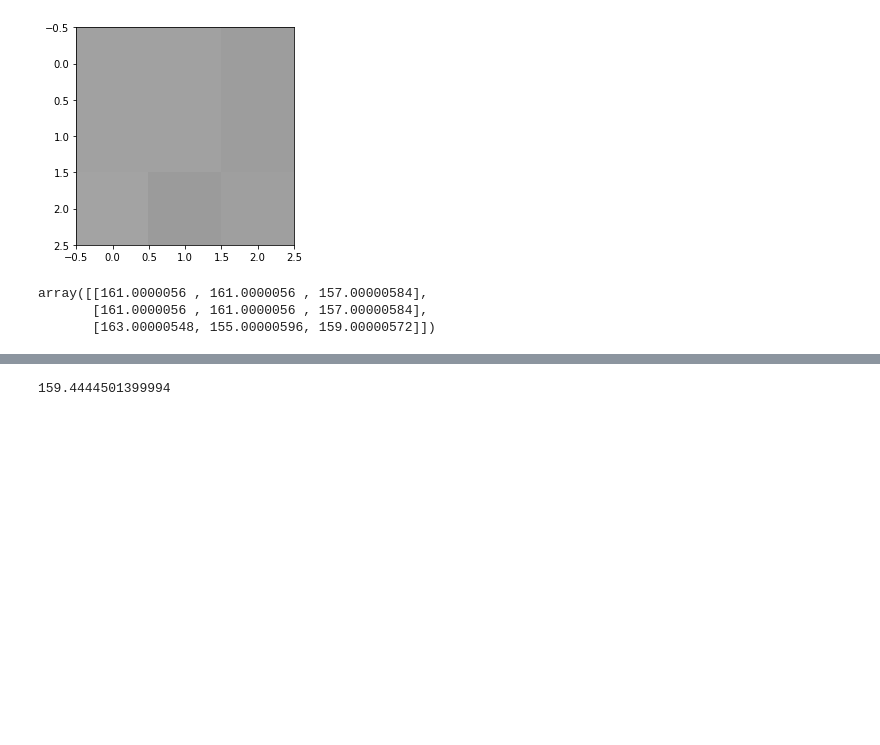
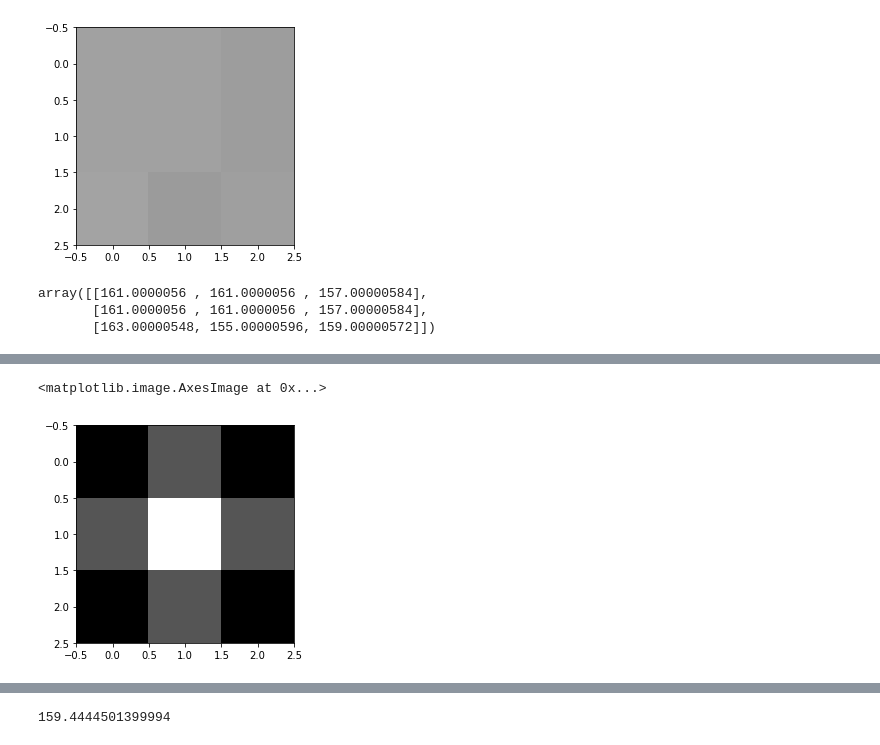
Before and after one commit to Miranjunaidi/CSE314-DIP-Lab, a Jupyter notebook: Lab/Ex3/Assignment3.ipynb, the cells around one changed output, grey strips where cells are left out. Saved outputs shown, nothing was run; the diff lists cells and outputs as text; code cells hidden in the pictures; blank space fills up the shorter version.

```diff
--- a/Lab/Ex3/Assignment3.ipynb
+++ b/Lab/Ex3/Assignment3.ipynb
@@ -55,0 +62,5 @@ smallimg.shape
+# %%
+plt.imshow(filter_window, cmap='gray')
+# %% [output]
+<matplotlib.image.AxesImage at 0x...>
+[figure, added]
```
Also changed, not shown: parts of 91 cells of this notebook, 20 other files.
